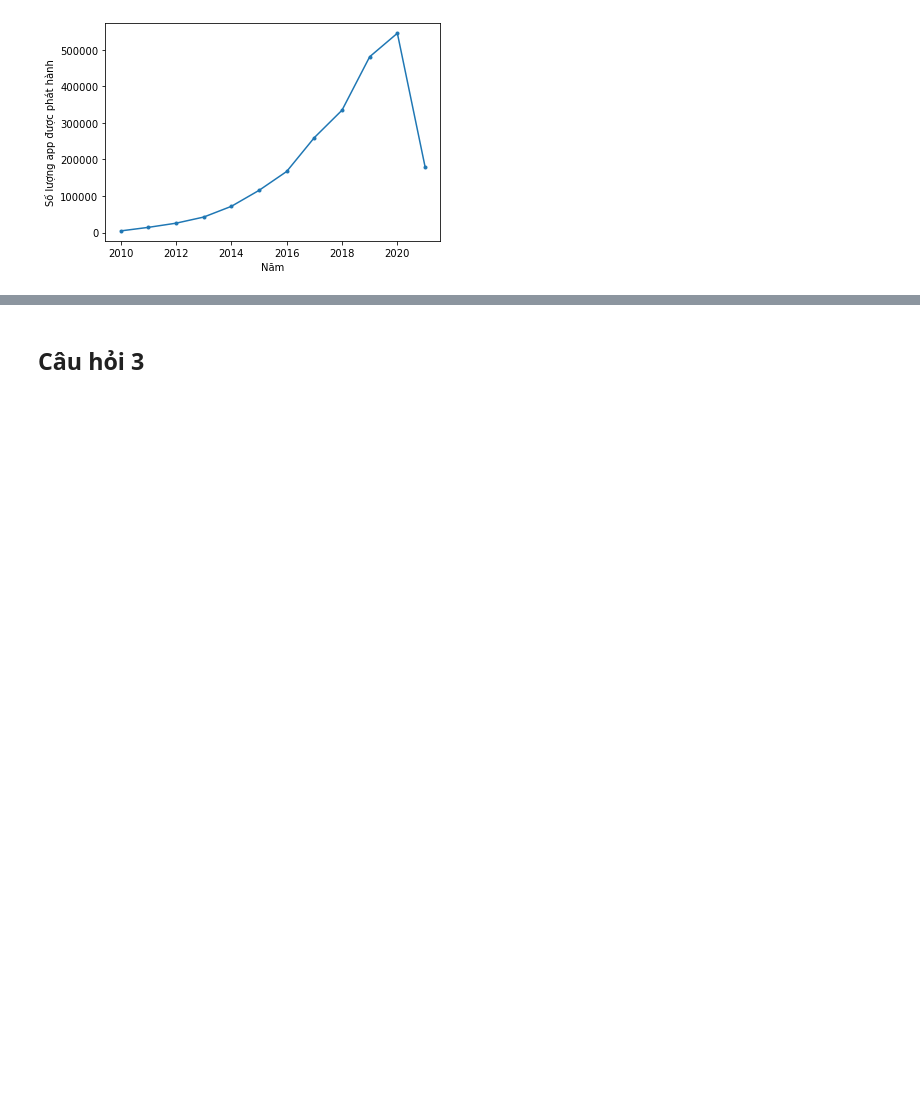
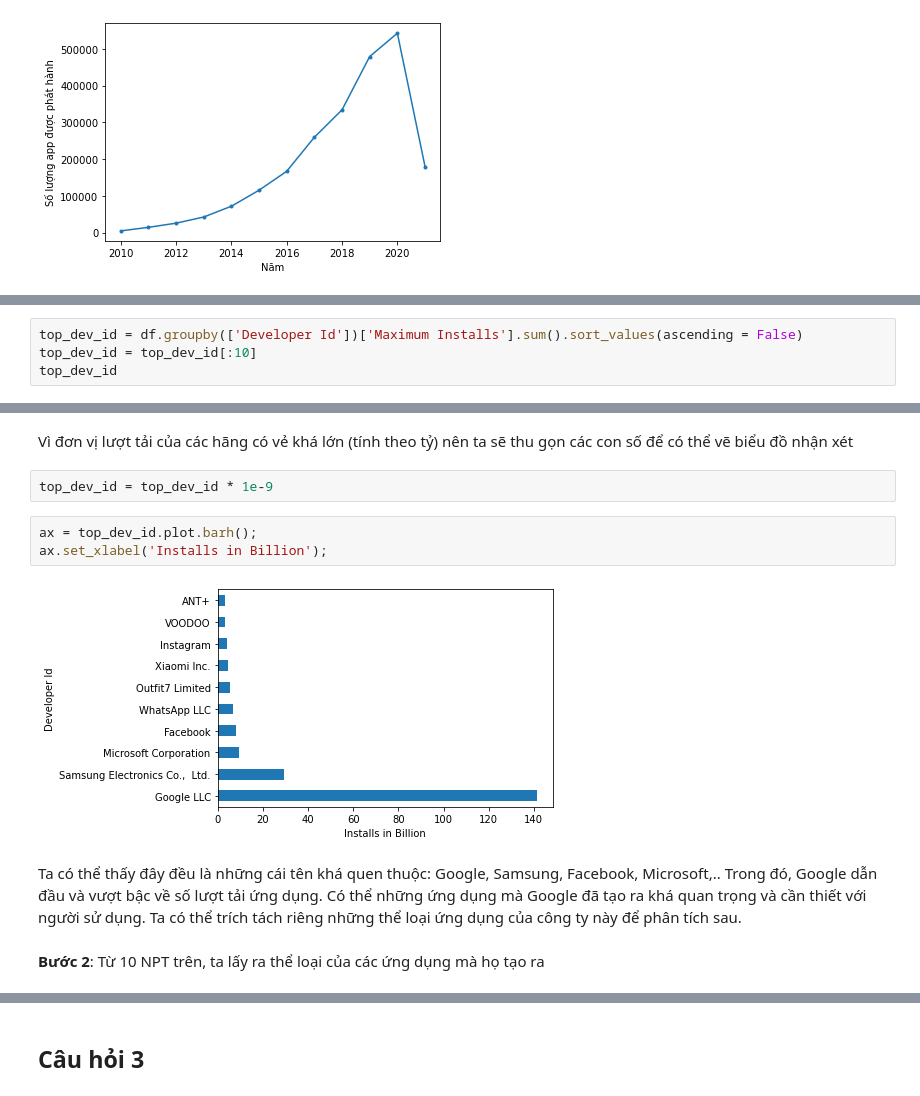
Before and after one commit to Tranmyhan/P4DS-CQ19-FinalProject---LT-KHDL, a Jupyter notebook: LT KHDL CK.ipynb, the cells around one changed output, grey strips where cells are left out. Saved outputs shown, nothing was run; the diff lists cells and outputs as text; blank space fills up the shorter version.

```diff
--- a/LT KHDL CK.ipynb
+++ b/LT KHDL CK.ipynb
@@ -331,0 +540,4 @@ plt.show()
+# %%
+top_dev_id = df.groupby(['Developer Id'])['Maximum Installs'].sum().sort_values(ascending = False)
+top_dev_id = top_dev_id[:10]
+top_dev_id
@@ -331,0 +557,13 @@ plt.show()
+# %% [markdown]
+Vì đơn vị lượt tải của các hãng có vẻ khá lớn (tính theo tỷ) nên ta sẽ thu gọn các con số để có thể vẽ biểu đồ nhận xét
+# %%
+top_dev_id = top_dev_id * 1e-9
+# %%
+ax = top_dev_id.plot.barh();
+ax.set_xlabel('Installs in Billion');
+# %% [output]
+[figure, added]
+# %% [markdown]
+Ta có thể thấy đây đều là những cái tên khá quen thuộc: Google, Samsung, Facebook, Microsoft,.. Trong đó, Google dẫn đầu và vượt bậc về số lượt tải ứng dụng. Có thể những ứng dụng mà Google đã tạo ra khá quan trọng và cần thiết với người sử dụng. Ta có thể trích tách riêng những thể loại ứng dụng của công ty này để phân tích sau.
+# %% [markdown]
+**Bước 2**: Từ 10 NPT trên, ta lấy ra thể loại của các ứng dụng mà họ tạo ra
```
Also changed, not shown: parts of 168 cells of this notebook.
